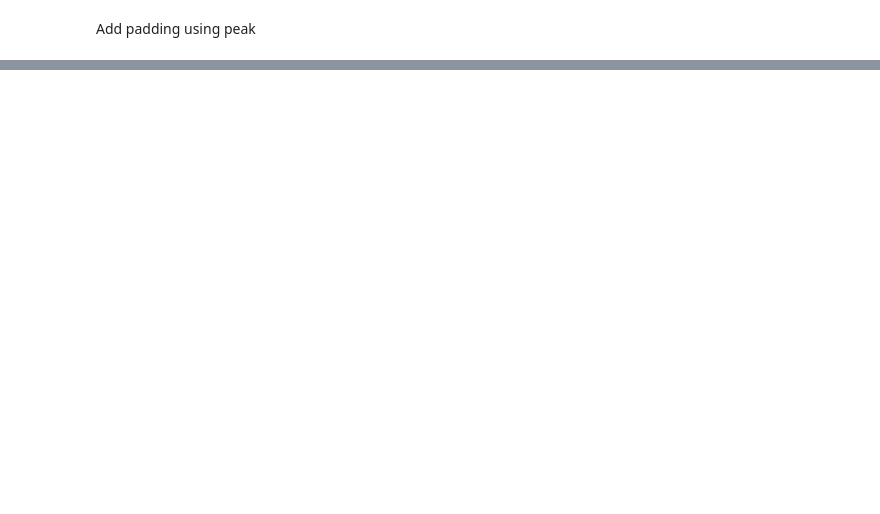
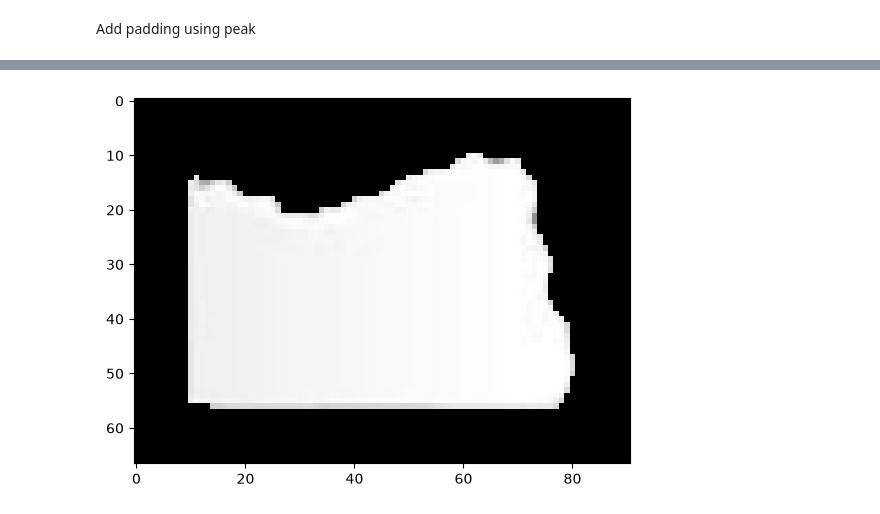
Before and after one commit to mohsinsaeed06/Project-Torn-Paper-, a Jupyter notebook: Edge Detection.ipynb, the cells around one changed output, grey strips where cells are left out. Drawn from its saved outputs; the diff is of its cells as text; code cells hidden in the pictures; blank space fills up the shorter version.

```diff
--- a/Edge Detection.ipynb
+++ b/Edge Detection.ipynb
@@ -213,0 +242,7 @@ plt.show()
+# %%
+img=isolated_pieces_list[0]
+img = cv2.copyMakeBorder(img,10,10,10,10,borderType=cv2.BORDER_CONSTANT,value=padding_color)
+plt.imshow(cv2.cvtColor(img, cv2.COLOR_BGR2RGB))
+plt.show()
+# %% [output]
+[figure, added]
```
Also changed, not shown: parts of 9 cells of this notebook, 3 other files.
